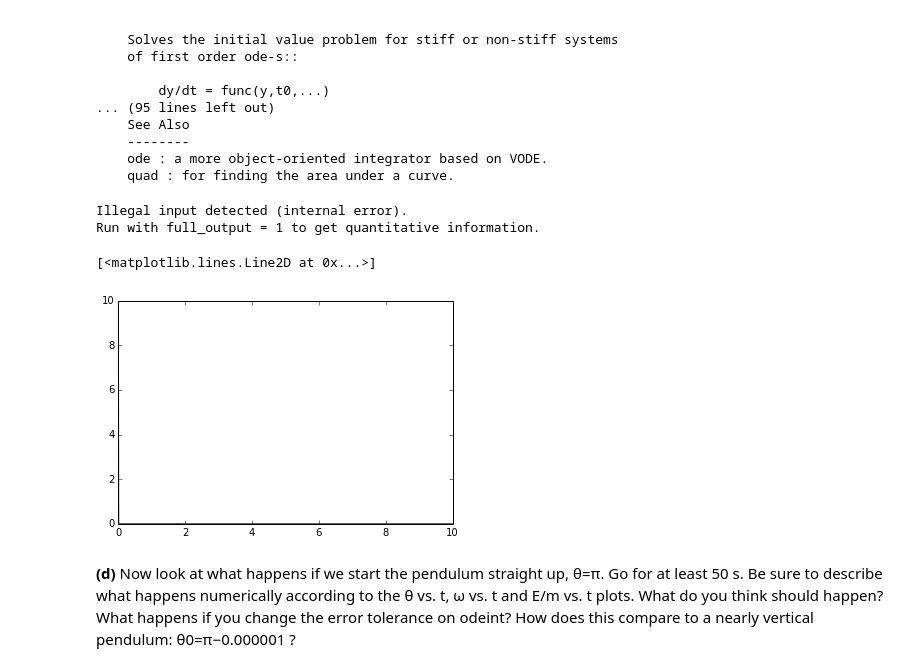
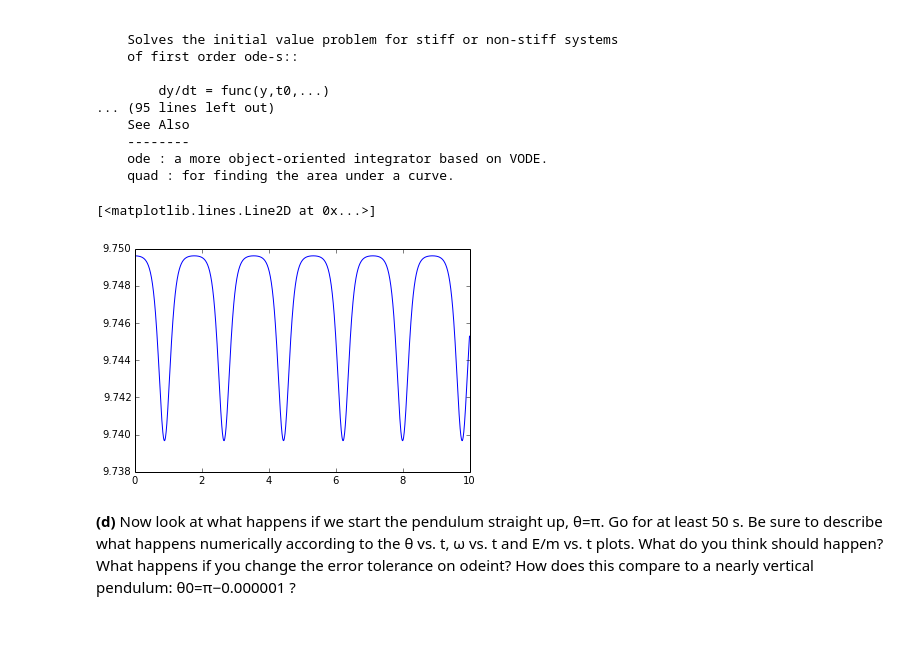
Before and after one commit to kmcombs/PHYS202-S14, a Jupyter notebook: SciPy/ODEExercises.ipynb, the cells around one changed output. Drawn from its saved outputs; the diff is of its cells as text; code cells hidden in the pictures; blank space fills up the shorter version.

```diff
--- a/SciPy/ODEExercises.ipynb
+++ b/SciPy/ODEExercises.ipynb
@@ -107,20 +108,20 @@ odeint(func, y0, t, args=(), Dfun=None, col_deriv=0, full_output=0, ml=None, mu=
     ode : a more object-oriented integrator based on VODE.
     quad : for finding the area under a curve.
 # %%
-theta1 = odeint(deriv,theta_init,t, rtol = 1e-15, atol = 1e-15)
+theta1 = odeint(deriv,theta_init,t, rtol = 1e-10, atol = 1e-10)
 
 g = 9.81
 ell = 0.5
+theta2 = theta1[:,0]
+omega2 = theta1[:,1]
 
-Em1 = g * ell*(1- np.cos(theta1[:,0]))+ 0.5*(ell**2)*(theta1[:,1]**2)
+Em1 = g * ell*(1- np.cos(theta2))+ 0.5*(ell**2)*(omega2**2)
 
 
 t = np.arange(0.,10.+0.01,0.01)
 plt.plot(t, Em1)
 # %% [output]
-Illegal input detected (internal error).
-Run with full_output = 1 to get quantitative information.
+[<matplotlib.lines.Line2D at 0x...>]
-[<matplotlib.lines.Line2D at 0x...>]
-[figure, old version]
+[figure, new version]
 # %% [markdown]
 **(d)** Now look at what happens if we start the pendulum straight up, θ=π. Go for at least 50 s. Be sure to describe what happens numerically according to the θ vs. t, ω vs. t and E/m vs. t plots. What do you think should happen? What happens if you change the error tolerance on odeint? How does this compare to a nearly vertical pendulum: θ0=π−0.000001 ?
```
Also changed, not shown: parts of 8 cells of this notebook, 1 other file.
